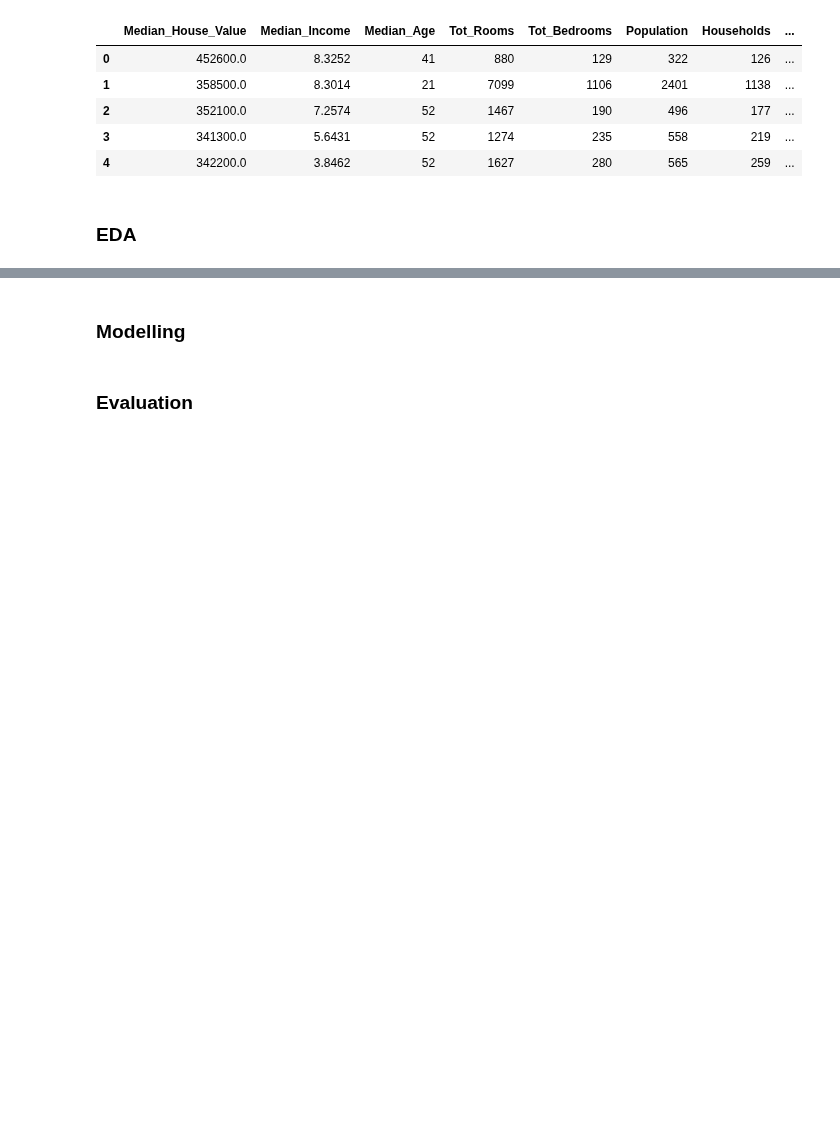
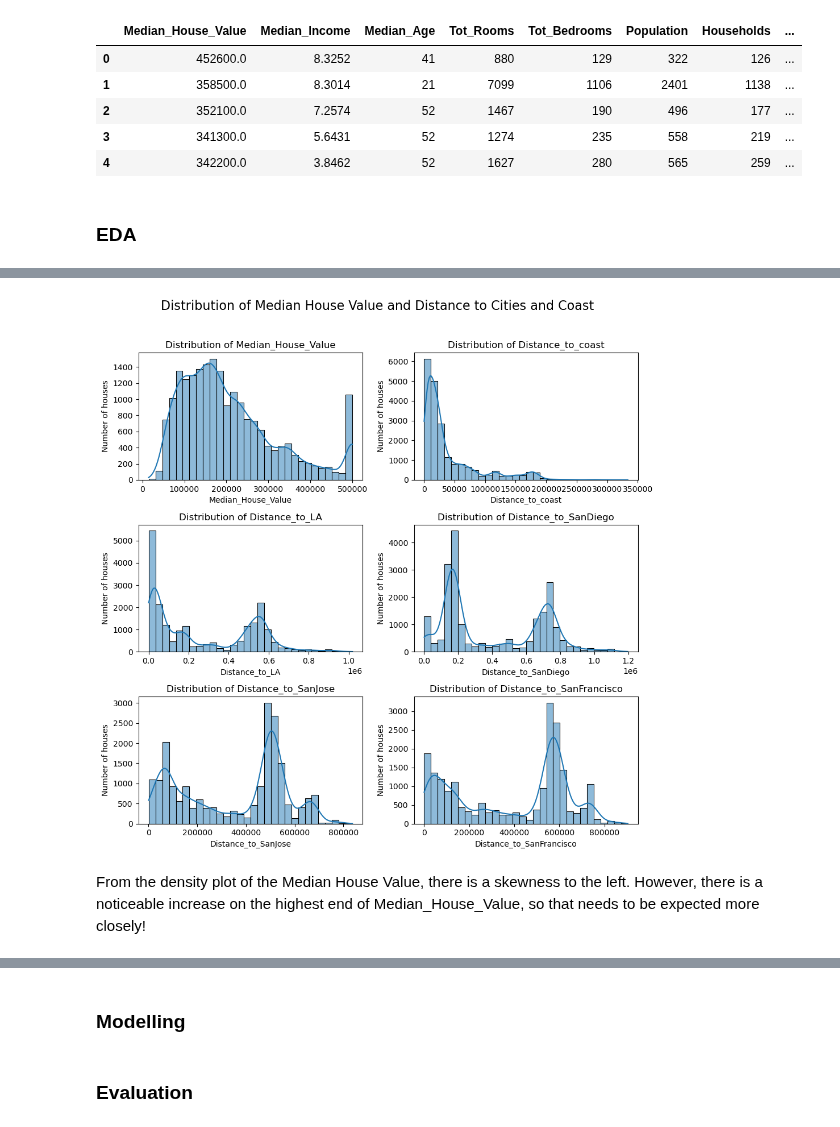
Before and after one commit to DSBE-Semester-A/DataMining, a Jupyter notebook: Assignment1.ipynb, the cells around one changed output, grey strips where cells are left out. Drawn from its saved outputs; the diff is of its cells as text; code cells hidden in the pictures; blank space fills up the shorter version.

Commit message:
EDA A1
Dag moppie toppies, ik heb de EDA en data inspection and cleaning aangepast. Heb de outliers er niet echt uitgehaald, als je dat wilt moet je even zeggen kusjeess

```diff
--- a/Assignment1.ipynb
+++ b/Assignment1.ipynb
@@ -17,0 +123,5 @@ df.head()
+# %%
+# Let's see the correlation matrix for only the distance columns again
+distance_columns = df[['Median_House_Value', 'Distance_to_coast', 'Distance_to_LA', 'Distance_to_SanDiego', 'Distance_to_SanJose', 'Distance_to_SanFrancisco']]
+corr_distances = distance_columns.corr()
+corr_distances.style.background_gradient(cmap='coolwarm')
@@ -17,0 +136,17 @@ df.head()
+# %%
+# Plot histograms for all distance columns in a matrix of subplots
+fig, axes = plt.subplots(3, 2, figsize=(10, 10))
+fig.suptitle('Distribution of Median House Value and Distance to Cities and Coast', fontsize=16)
+
+# Plot each column
+for ax, column in zip(axes.flatten(), distance_columns):
+    sns.histplot(data=distance_columns, x=column, bins=30, kde=True, ax=ax)
+    ax.set_title(f'Distribution of {column}')
+    ax.set_ylabel('Number of houses')
+
+plt.tight_layout(rect=[0, 0, 1, 0.96])
+plt.show()
+# %% [output]
+[figure, added]
+# %% [markdown]
+From the density plot of the Median House Value, there is a skewness to the left. However, there is a noticeable increase on the highest end of Median_House_Value, so that needs to be expected more closely!
```
Also changed, not shown: parts of 13 cells of this notebook.
